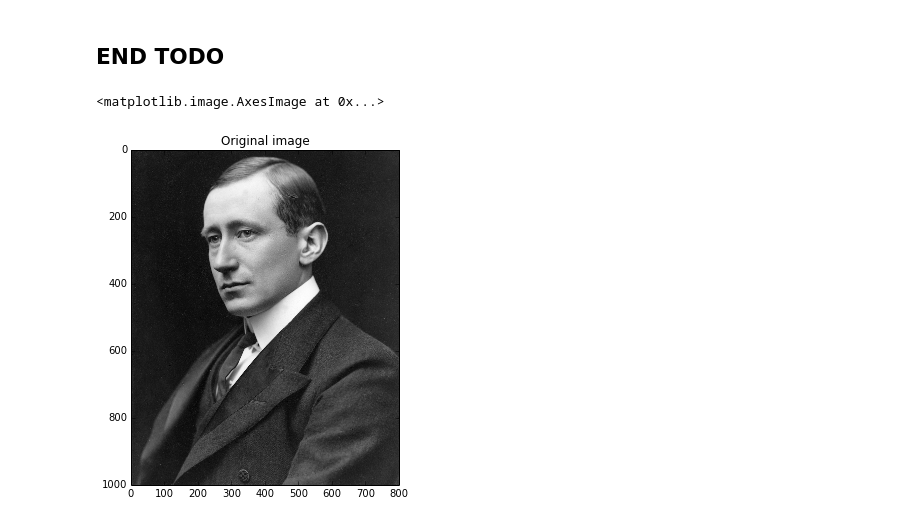
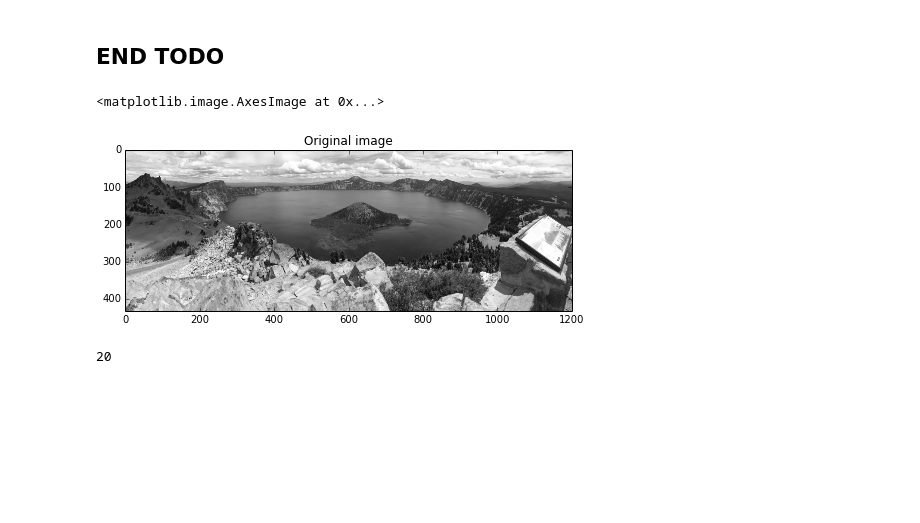
Before and after one commit to alexwal/EE123-Final-Project, a Jupyter notebook: wavelet compression.ipynb, the cells around one changed output. Drawn from its saved outputs; the diff is of its cells as text; code cells hidden in the pictures; blank space fills up the shorter version.

Commit message:
rehaul of the calculations, no more tiling of image in spatial domain, non square images okay, just watch out for numlevels

```diff
--- a/wavelet compression.ipynb
+++ b/wavelet compression.ipynb
@@ -364,33 +354,31 @@ def idwt2(Wim, levels=1, wvlt='db4'):
     coeffs = img2coeffs(Wim, levels=levels)
     return pywt.waverec2(coeffs, wavelet=wvlt, mode='per')
 # %%
-image = misc.imread('imgs/dude.bmp') # load an image: {dude, cal, lake,...}
+image = misc.imread('imgs/lake.bmp') # load an image: {dude, cal, lake,...}
 
 # plt.imshow(image)
 # plt.title('Show color image')
 
 im = rgb2gray(image) # convert to grayscale
 original = np.copy(im)
 
 title('Original image')
 imshow(original, cmap = 'gray')
 # %% [output]
 <matplotlib.image.AxesImage at 0x...>
-[figure, old version]
+[figure, new version]
 # %%
-tile_size = 128 # if larger than image dim, only one tile created (which is fine: avoids blocking artifacts)
 num_levels = 3
-fraction_coeffs = .04
-stepsize = 2**5
+fraction_coeffs = .03
+stepsize = 2**6
 _delta = 0.6
-wavelet = 'bior4.4' # http://wavelets.pybytes.com/wavelet/bior4.4/
-tiles, orig_bit_depth = compress_bw(im, tile_size, fraction_coeffs, step_size=stepsize, wvlt=wavelet, level=num_levels)
-
-compressed_img = decompress_bw(tiles, im.shape, orig_bit_depth, step_size=stepsize, delta=_delta, wvlt=wavelet, level=num_levels)
-
-# figure()
-# title('Compressed image')
-# imshow(compressed_img, cmap = 'gray')
+wavelet = 'bior2.2' # http://wavelets.pybytes.com/wavelet/bior4.4/
+dwt2im, orig_bit_depth = compress_bw(im, fraction_coeffs, step_size=stepsize, wvlt=wavelet, level=num_levels)
+compressed_img = decompress_bw(dwt2im, im.shape, orig_bit_depth, step_size=stepsize, delta=_delta, wvlt=wavelet, level=num_levels)
+# cefs = img2coeffs(dwt2im, num_levels)
+print(abs(dwt2im).max())
+# %% [output]
+20
 # %%
 plt.rcParams['figure.figsize'] = (20, 20) # (6, 4) for normal size
 compare_imgs(original, compressed_img)
```
Also changed, not shown: parts of 11 cells of this notebook.
